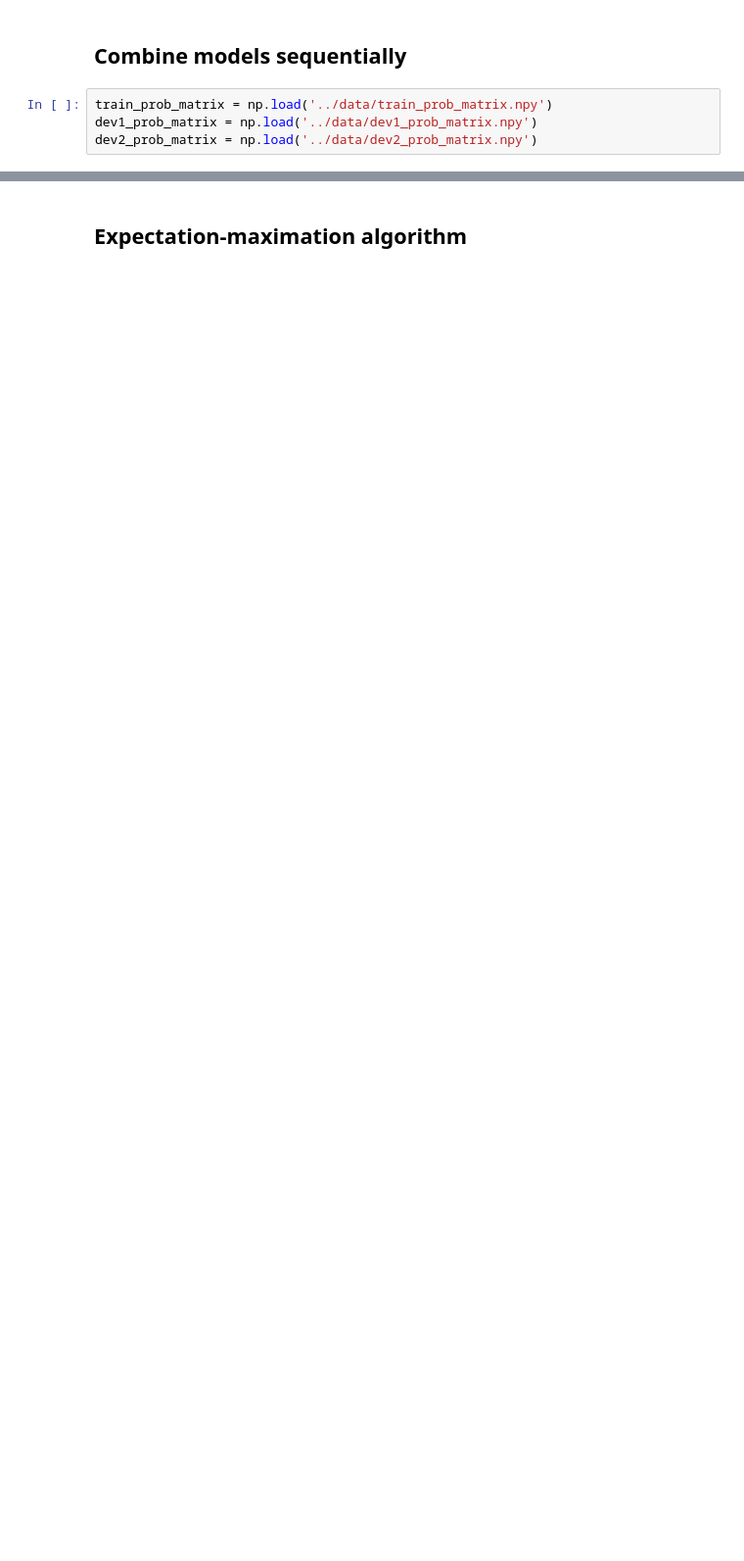
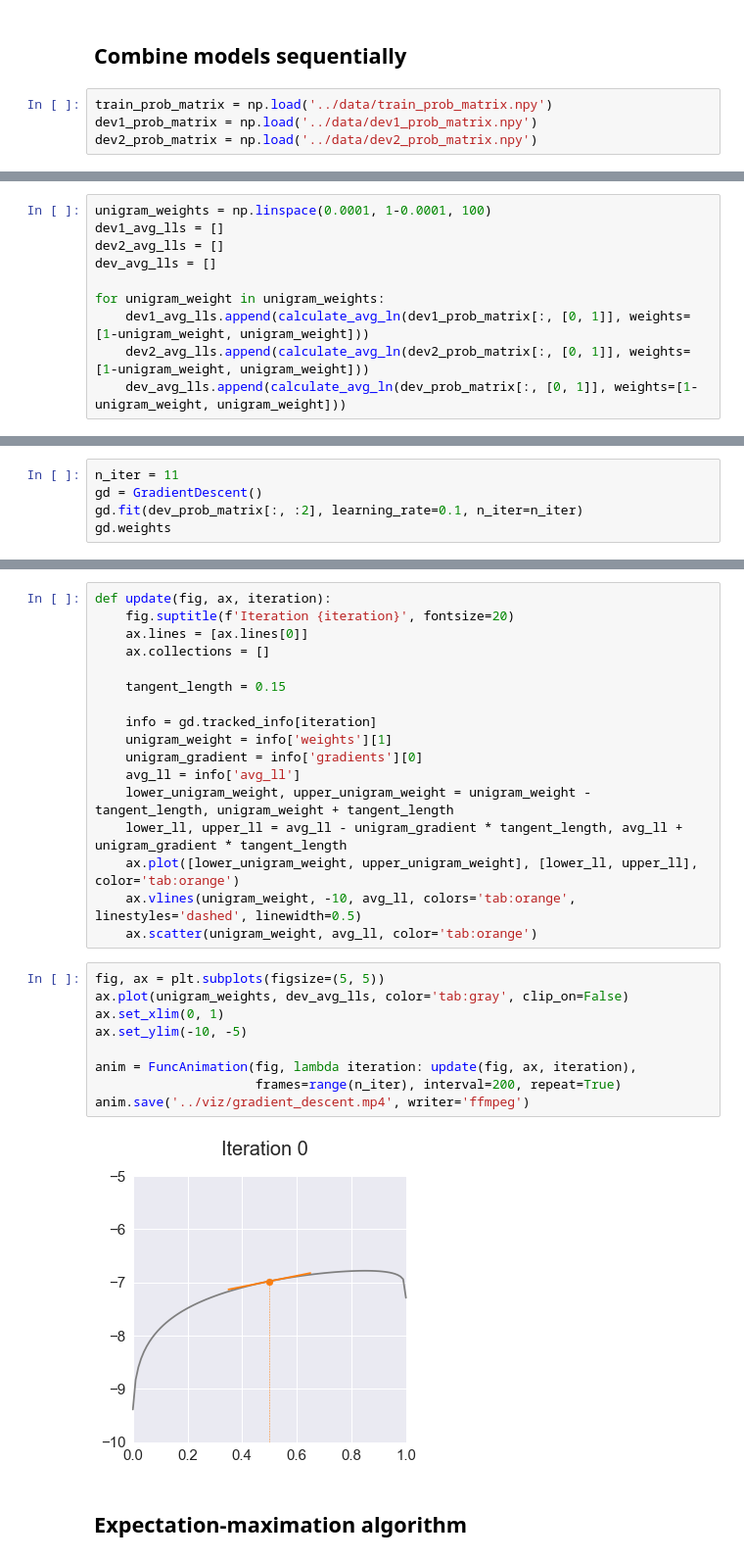
Before and after one commit to khanhnguyendata/ngram, a Jupyter notebook: analysis/part3.ipynb, the cells around one changed output, grey strips where cells are left out. Shown at 98% size. Cells and saved outputs as stored; diff of their text form; blank space fills up the shorter version.

Commit message:
Finish gradient descent animation

```diff
--- a/analysis/part3.ipynb
+++ b/analysis/part3.ipynb
@@ -50,0 +66,10 @@ plt.show()
+# %%
+unigram_weights = np.linspace(0.0001, 1-0.0001, 100)
+dev1_avg_lls = []
+dev2_avg_lls = []
+dev_avg_lls = []
+
+for unigram_weight in unigram_weights:
+    dev1_avg_lls.append(calculate_avg_ln(dev1_prob_matrix[:, [0, 1]], weights=[1-unigram_weight, unigram_weight]))
+    dev2_avg_lls.append(calculate_avg_ln(dev2_prob_matrix[:, [0, 1]], weights=[1-unigram_weight, unigram_weight]))
+    dev_avg_lls.append(calculate_avg_ln(dev_prob_matrix[:, [0, 1]], weights=[1-unigram_weight, unigram_weight]))
@@ -50,0 +114,5 @@ plt.show()
+# %%
+n_iter = 11
+gd = GradientDescent()
+gd.fit(dev_prob_matrix[:, :2], learning_rate=0.1, n_iter=n_iter)
+gd.weights
@@ -51,2 +121,30 @@ plt.show()
+# %%
+def update(fig, ax, iteration):
+    fig.suptitle(f'Iteration {iteration}', fontsize=20)
+    ax.lines = [ax.lines[0]]
+    ax.collections = []
+
+    tangent_length = 0.15
+
+    info = gd.tracked_info[iteration]
+    unigram_weight = info['weights'][1]
+    unigram_gradient = info['gradients'][0]
+    avg_ll = info['avg_ll']
+    lower_unigram_weight, upper_unigram_weight = unigram_weight - tangent_length, unigram_weight + tangent_length
+    lower_ll, upper_ll = avg_ll - unigram_gradient * tangent_length, avg_ll + unigram_gradient * tangent_length
+    ax.plot([lower_unigram_weight, upper_unigram_weight], [lower_ll, upper_ll], color='tab:orange')
+    ax.vlines(unigram_weight, -10, avg_ll, colors='tab:orange', linestyles='dashed', linewidth=0.5)
+    ax.scatter(unigram_weight, avg_ll, color='tab:orange')
+# %%
+fig, ax = plt.subplots(figsize=(5, 5))
+ax.plot(unigram_weights, dev_avg_lls, color='tab:gray', clip_on=False)
+ax.set_xlim(0, 1)
+ax.set_ylim(-10, -5)
+
+anim = FuncAnimation(fig, lambda iteration: update(fig, ax, iteration),
+                     frames=range(n_iter), interval=200, repeat=True)
+anim.save('../viz/gradient_descent.mp4', writer='ffmpeg')
+# %% [output]
+[figure, added]
 # %% [markdown]
 ## Expectation-maximation algorithm
```
Also changed, not shown: parts of 22 cells of this notebook, 3 other files.
